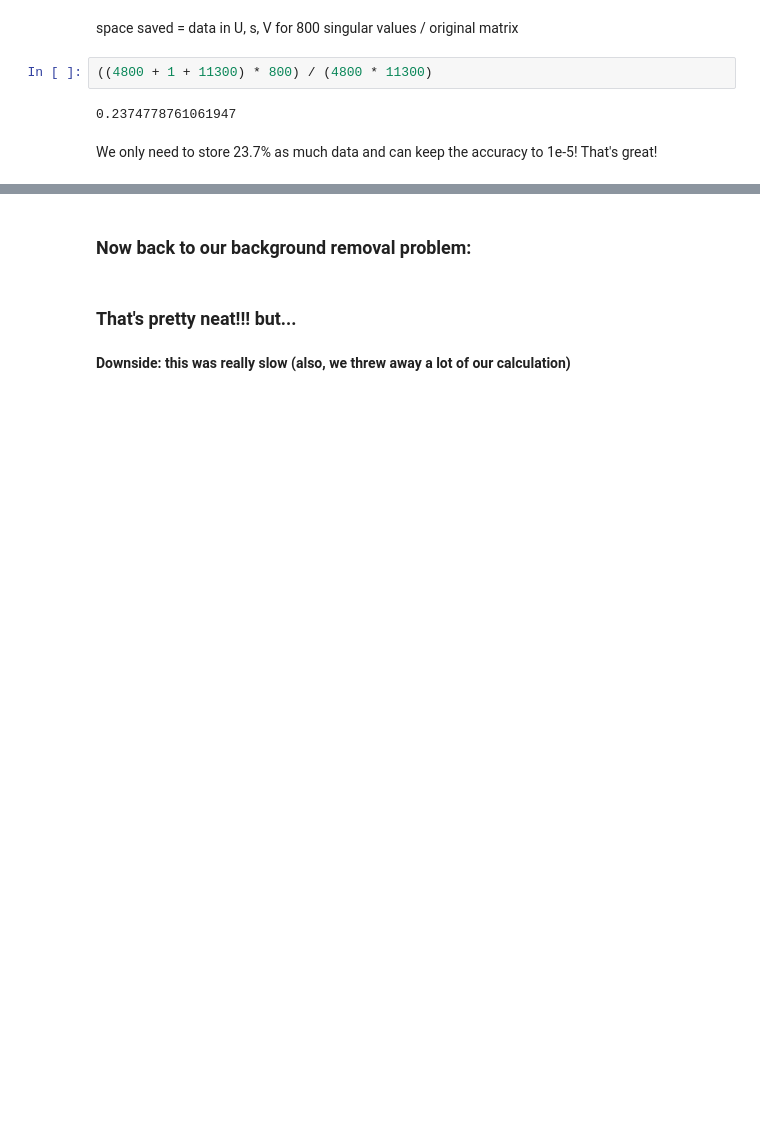
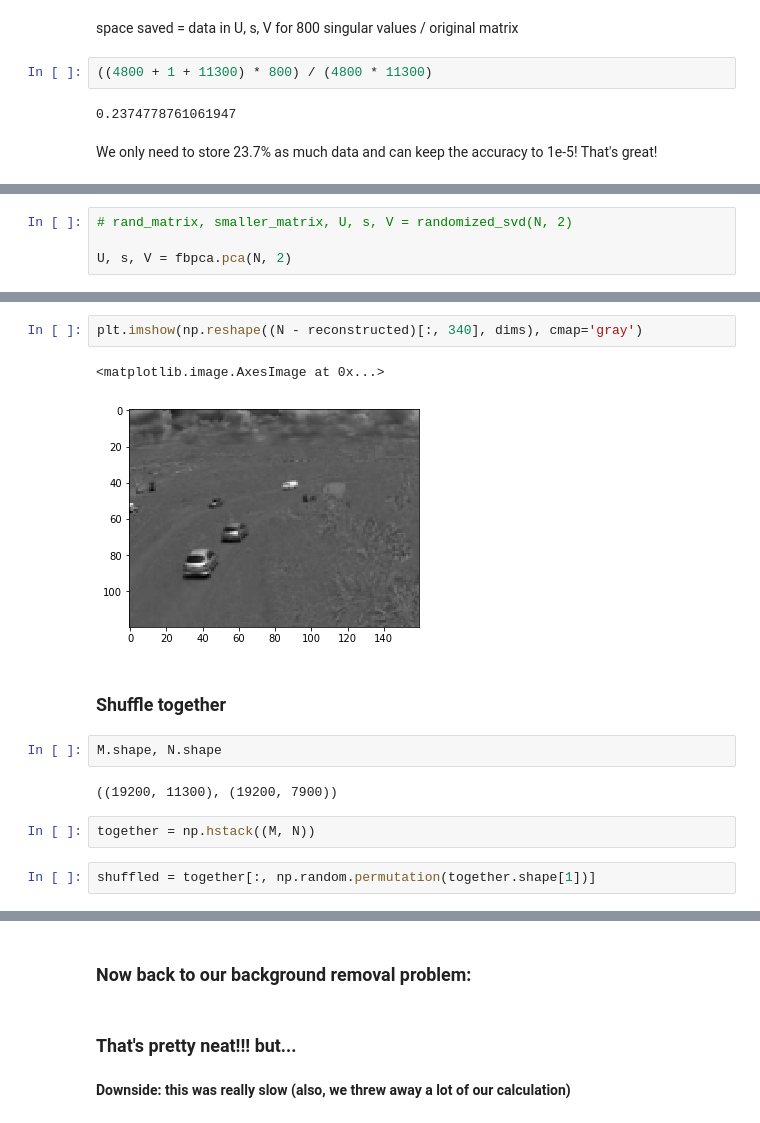
Before and after one commit to fastai/randomized-SVD, a Jupyter notebook: Randomized SVD.ipynb, the cells around one changed output, grey strips where cells are left out. Saved outputs shown, nothing was run; the diff lists cells and outputs as text; blank space fills up the shorter version.

```diff
--- a/Randomized SVD.ipynb
+++ b/Randomized SVD.ipynb
@@ -213,0 +308,4 @@ We only need to store 23.7% as much data and can keep the accuracy to 1e-5!  Tha
+# %%
+# rand_matrix, smaller_matrix, U, s, V = randomized_svd(N, 2)
+
+U, s, V = fbpca.pca(N, 2)
@@ -213,0 +316,15 @@ We only need to store 23.7% as much data and can keep the accuracy to 1e-5!  Tha
+# %%
+plt.imshow(np.reshape((N - reconstructed)[:, 340], dims), cmap='gray')
+# %% [output]
+<matplotlib.image.AxesImage at 0x...>
+[figure, added]
+# %% [markdown]
+### Shuffle together
+# %%
+M.shape, N.shape
+# %% [output]
+((19200, 11300), (19200, 7900))
+# %%
+together = np.hstack((M, N))
+# %%
+shuffled = together[:, np.random.permutation(together.shape[1])]
```
Also changed, not shown: parts of 70 cells of this notebook, 1 other file.
